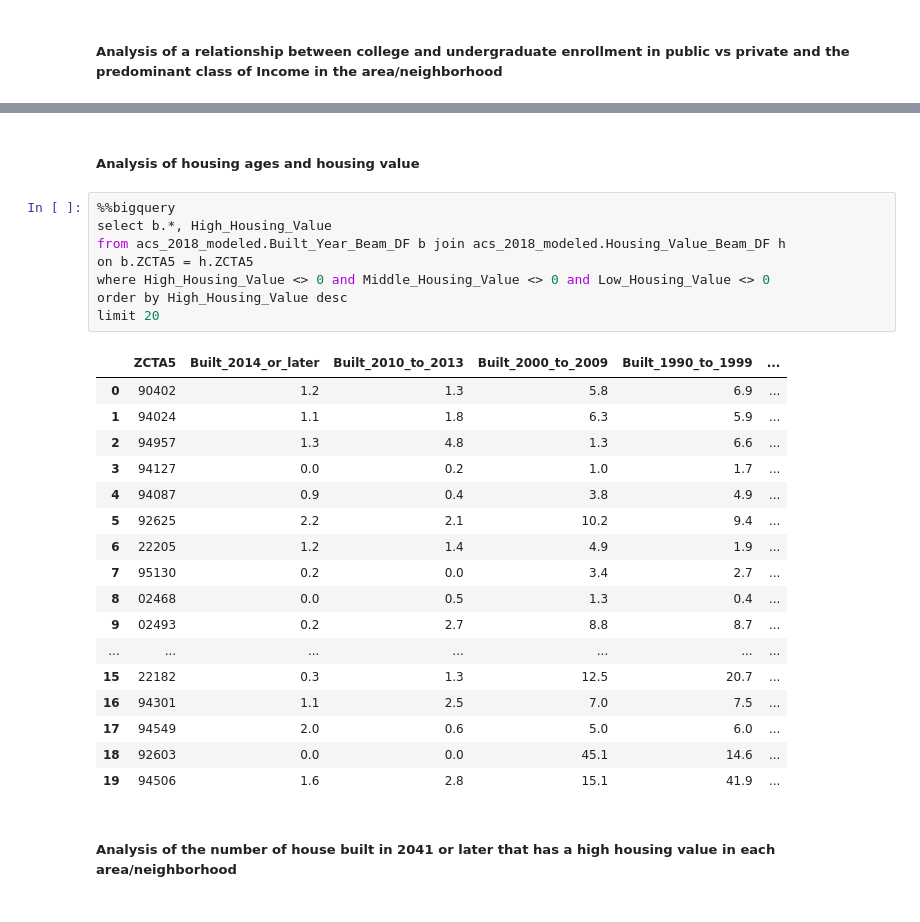
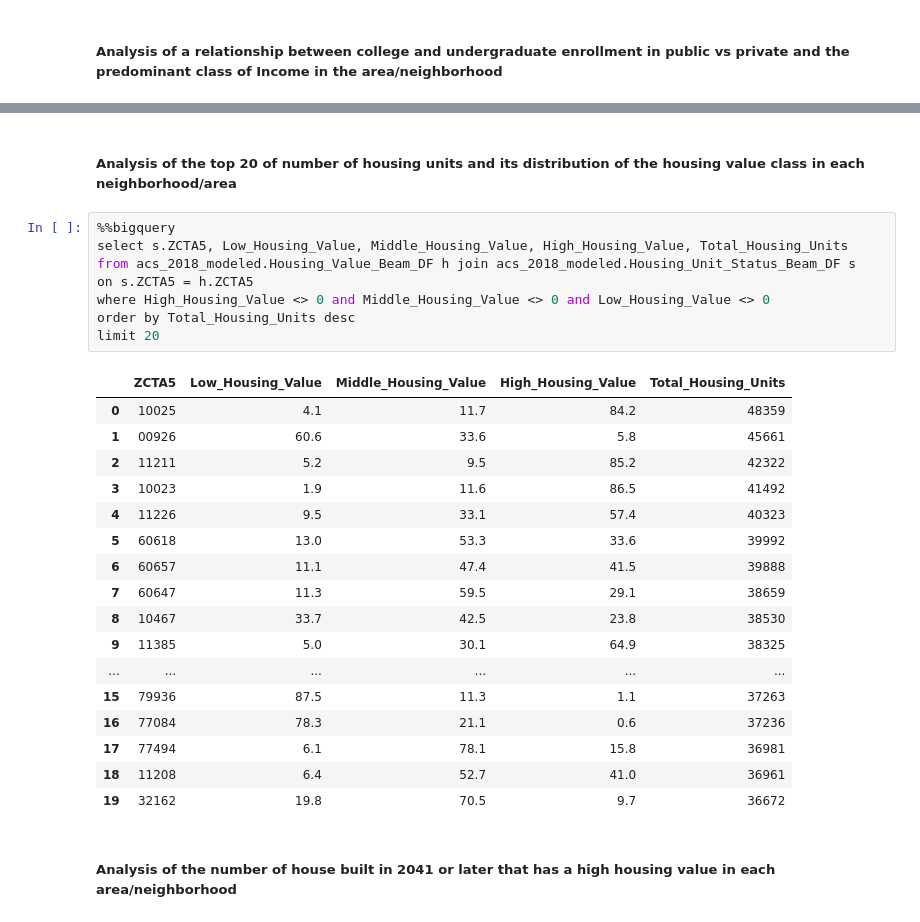
Before and after one commit to xindixu/US-demographic-analysis, a Jupyter notebook: primary-data/acs_2018_analysis.ipynb, the cells around one changed output, grey strips where cells are left out. Saved outputs shown, nothing was run; the diff lists cells and outputs as text.

```diff
--- a/primary-data/acs_2018_analysis.ipynb
+++ b/primary-data/acs_2018_analysis.ipynb
@@ -22,33 +22,33 @@ limit 20
 | 3 | Upper_Middle | 26710 | 2166 | 2902 | ... |
 | 4 | Rich | 32 | 0 | 0 | ... |
 # %% [markdown]
-##### Analysis of housing ages and housing value
+##### Analysis of the top 20 of number of housing units and its distribution of the housing value class in each neighborhood/area
 # %%
 %%bigquery
-select b.*, High_Housing_Value
-from acs_2018_modeled.Built_Year_Beam_DF b join acs_2018_modeled.Housing_Value_Beam_DF h
-on b.ZCTA5 = h.ZCTA5
+select s.ZCTA5, Low_Housing_Value, Middle_Housing_Value, High_Housing_Value, Total_Housing_Units
+from acs_2018_modeled.Housing_Value_Beam_DF h join acs_2018_modeled.Housing_Unit_Status_Beam_DF s
+on s.ZCTA5 = h.ZCTA5
 where High_Housing_Value <> 0 and Middle_Housing_Value <> 0 and Low_Housing_Value <> 0
-order by High_Housing_Value desc
+order by Total_Housing_Units desc
 limit 20
 # %% [output]
-|  | ZCTA5 | Built_2014_or_later | Built_2010_to_2013 | Built_2000_to_2009 | Built_1990_to_1999 | ... |
-| 0 | 90402 | 1.2 | 1.3 | 5.8 | 6.9 | ... |
-| 1 | 94024 | 1.1 | 1.8 | 6.3 | 5.9 | ... |
-| 2 | 94957 | 1.3 | 4.8 | 1.3 | 6.6 | ... |
-| 3 | 94127 | 0.0 | 0.2 | 1.0 | 1.7 | ... |
-| 4 | 94087 | 0.9 | 0.4 | 3.8 | 4.9 | ... |
-| 5 | 92625 | 2.2 | 2.1 | 10.2 | 9.4 | ... |
-| 6 | 22205 | 1.2 | 1.4 | 4.9 | 1.9 | ... |
-| 7 | 95130 | 0.2 | 0.0 | 3.4 | 2.7 | ... |
-| 8 | 02468 | 0.0 | 0.5 | 1.3 | 0.4 | ... |
-| 9 | 02493 | 0.2 | 2.7 | 8.8 | 8.7 | ... |
-| ... | ... | ... | ... | ... | ... | ... |
-| 15 | 22182 | 0.3 | 1.3 | 12.5 | 20.7 | ... |
-| 16 | 94301 | 1.1 | 2.5 | 7.0 | 7.5 | ... |
-| 17 | 94549 | 2.0 | 0.6 | 5.0 | 6.0 | ... |
-| 18 | 92603 | 0.0 | 0.0 | 45.1 | 14.6 | ... |
-| 19 | 94506 | 1.6 | 2.8 | 15.1 | 41.9 | ... |
+|  | ZCTA5 | Low_Housing_Value | Middle_Housing_Value | High_Housing_Value | Total_Housing_Units |
+| 0 | 10025 | 4.1 | 11.7 | 84.2 | 48359 |
+| 1 | 00926 | 60.6 | 33.6 | 5.8 | 45661 |
+| 2 | 11211 | 5.2 | 9.5 | 85.2 | 42322 |
+| 3 | 10023 | 1.9 | 11.6 | 86.5 | 41492 |
+| 4 | 11226 | 9.5 | 33.1 | 57.4 | 40323 |
+| 5 | 60618 | 13.0 | 53.3 | 33.6 | 39992 |
+| 6 | 60657 | 11.1 | 47.4 | 41.5 | 39888 |
+| 7 | 60647 | 11.3 | 59.5 | 29.1 | 38659 |
+| 8 | 10467 | 33.7 | 42.5 | 23.8 | 38530 |
+| 9 | 11385 | 5.0 | 30.1 | 64.9 | 38325 |
+| ... | ... | ... | ... | ... | ... |
+| 15 | 79936 | 87.5 | 11.3 | 1.1 | 37263 |
+| 16 | 77084 | 78.3 | 21.1 | 0.6 | 37236 |
+| 17 | 77494 | 6.1 | 78.1 | 15.8 | 36981 |
+| 18 | 11208 | 6.4 | 52.7 | 41.0 | 36961 |
+| 19 | 32162 | 19.8 | 70.5 | 9.7 | 36672 |
 # %% [markdown]
 ##### Analysis of the number of house built in 2041 or later that has a high housing value in each area/neighborhood
 # %%
```
Also changed, not shown: parts of 11 cells of this notebook.
